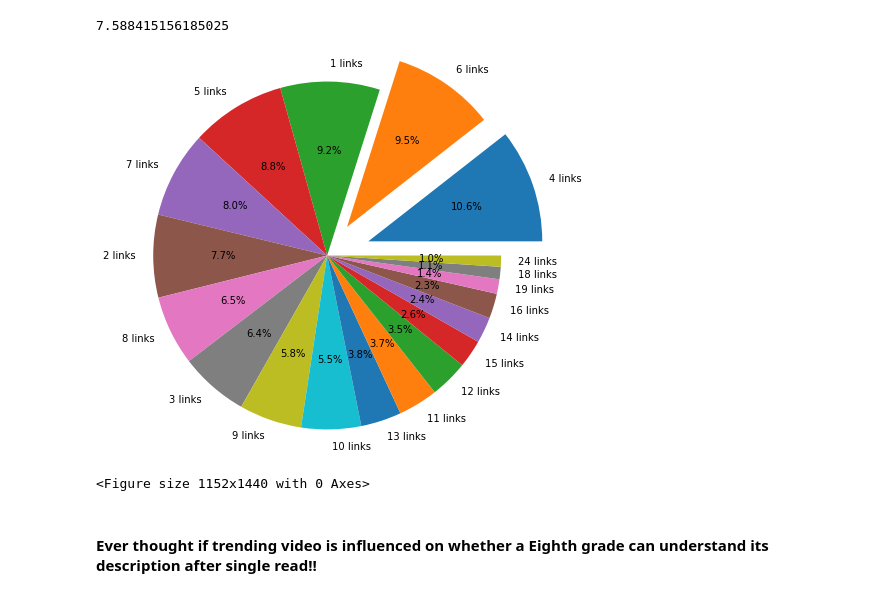
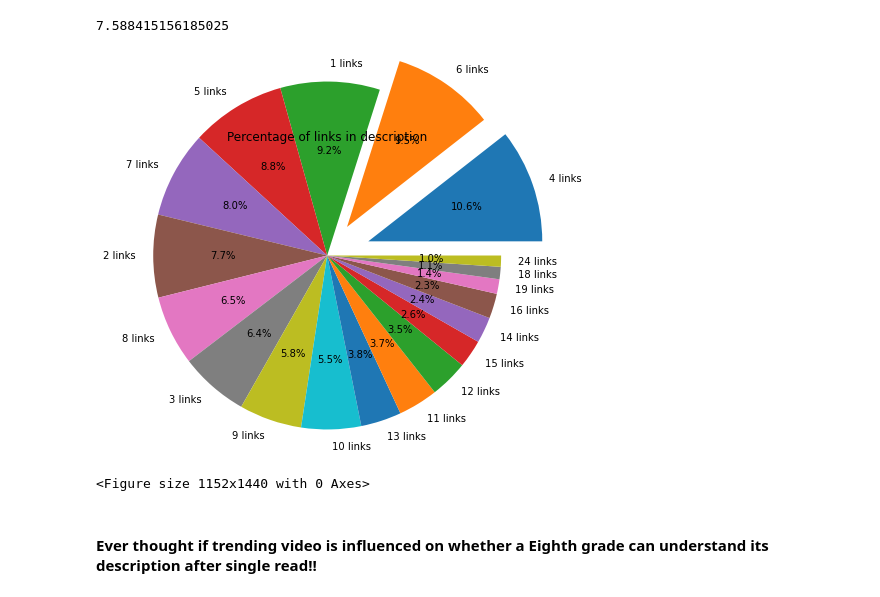
Before and after one commit to aishpatil655/Trending_youtube_Video, a Jupyter notebook: Factor Affecting youtube Videos.ipynb, the cells around one changed output. Saved outputs shown, nothing was run; the diff lists cells and outputs as text; code cells hidden in the pictures.

```diff
--- a/Factor Affecting youtube Videos.ipynb
+++ b/Factor Affecting youtube Videos.ipynb
@@ -171,5 +102,5 @@ Note: you may need to restart the kernel to use updated packages.
 # %%
-videoDF = pd.read_csv("./CAvideos.csv")
+videoDF = pd.read_csv("../archive//CAvideos.csv")
 videoDF.head(5)
 # %% [output]
 |  | video_id | trending_date | title | channel_title | category_id | publish_time | tags | views | likes | ... |
@@ -527,24 +492,28 @@ videoCompleteDF["lenLink"].describe()["mean"]
 # %% [output]
 7.588415156185025
 # %%
-videoLinkLenDf = videoCompleteDF.groupby("lenLink").count()
-videoLinkLenDf=videoLinkLenDf.sort_values("video_id",ascending=False)
+## pieChart representing number of links on videos description
+def pieChartDescriptionLinks():
+    videoLinkLenDf = videoCompleteDF.groupby("lenLink").count()
+    videoLinkLenDf = videoLinkLenDf.sort_values("video_id",ascending=False)
 
-explode = [0]*17
-explode.insert(0,0.5)
-explode.insert(1,0.4)
+    explode = [0]*17
+    explode.insert(0,0.5)
+    explode.insert(1,0.4)
 
-lables = []
-for length in videoLinkLenDf.index[1:20]:
-    if length == 0:
-        lables.append(str(length)+" link")
-    else:
-        lables.append(str(length)+" links")
-plt.pie(videoLinkLenDf["video_id"][1:20],labels=lables,explode=explode, radius=2,autopct='%1.1f%%')
-plt.figure(figsize=(16,20))
-plt.show()
+    lables = []
+    for length in videoLinkLenDf.index[1:20]:
+        if length == 0:
+            lables.append(str(length)+" link")
+        else:
+            lables.append(str(length)+" links")
+    plt.title("Percentage of links in description")
+    plt.pie(videoLinkLenDf["video_id"][1:20],labels=lables,explode=explode, radius=2,autopct='%1.1f%%')
+    plt.figure(figsize=(16,20))
+    plt.show()
+pieChartDescriptionLinks()
 # %% [output]
-[figure, old version]
+[figure, new version]
 <Figure size 1152x1440 with 0 Axes>
 # %% [markdown]
 #### Ever thought if trending video is influenced on whether a Eighth grade can understand its description after single read!!
```
Also changed, not shown: parts of 174 cells of this notebook, 3 other files.
